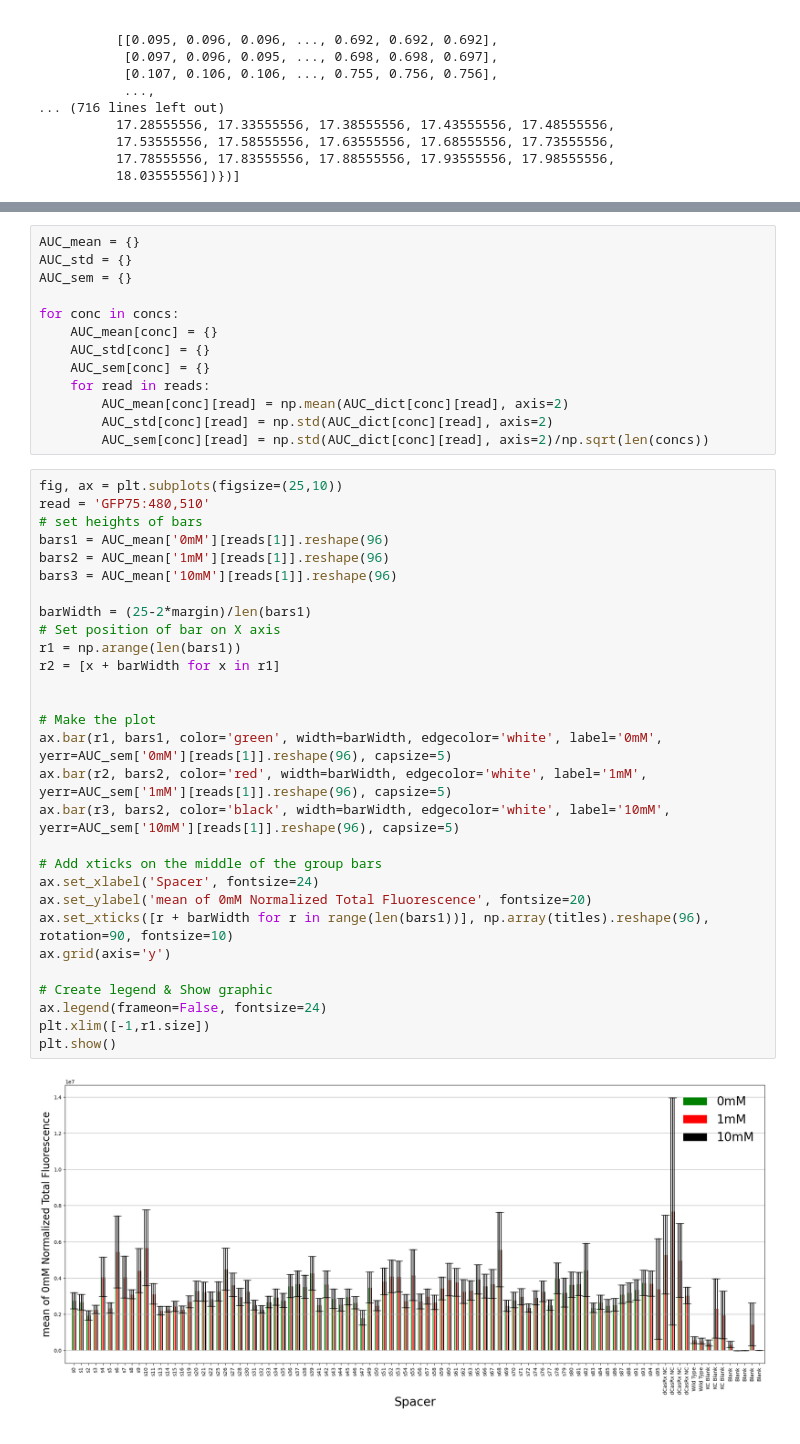
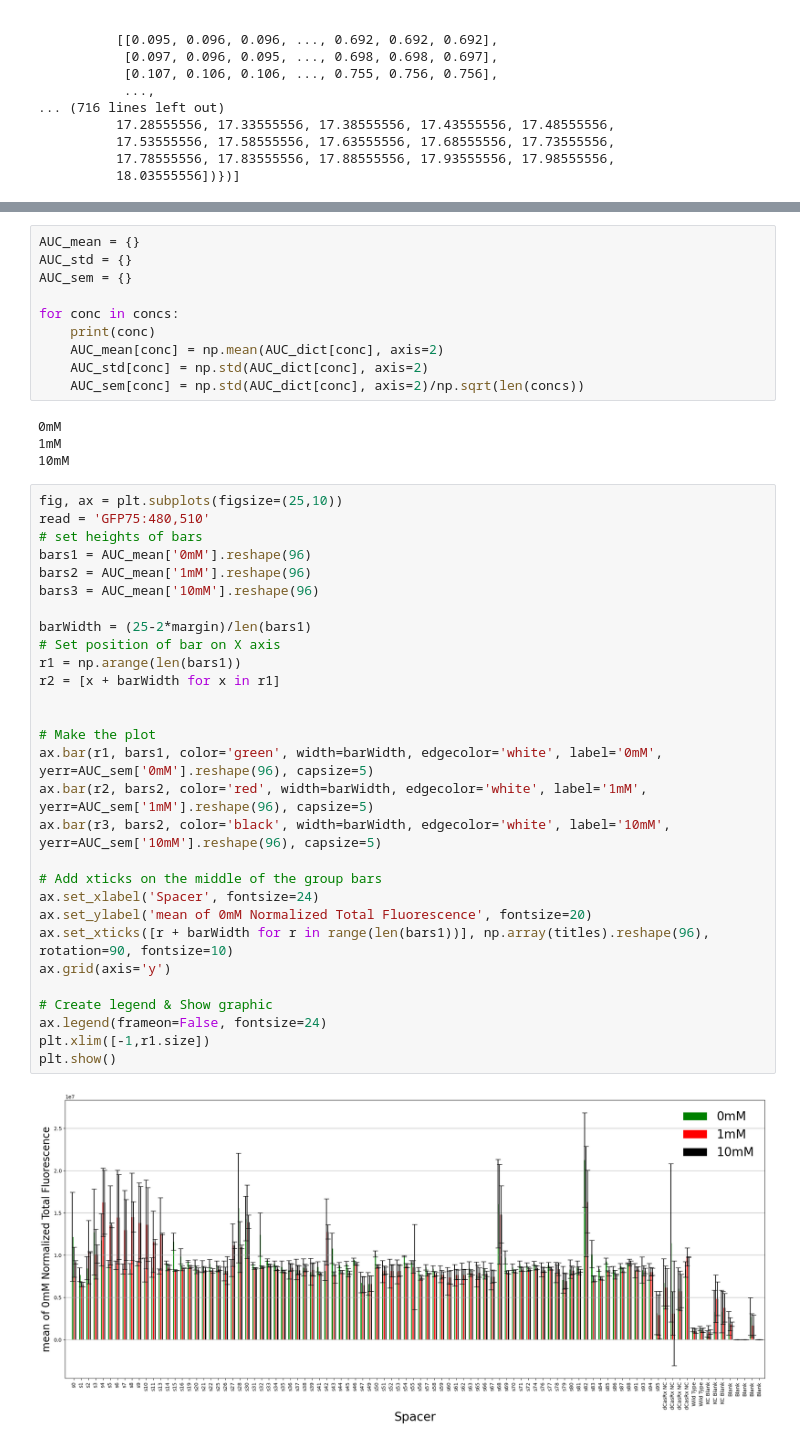
Before and after one commit to aztaylor/p2x11_GFP_Spacer_Library, a Jupyter notebook: Scripts/Aggregate_80memberAnalysis.ipynb, the cells around one changed output, grey strips where cells are left out. Drawn from its saved outputs; the diff is of its cells as text.

```diff
--- a/Scripts/Aggregate_80memberAnalysis.ipynb
+++ b/Scripts/Aggregate_80memberAnalysis.ipynb
@@ -671,41 +708,42 @@ AUC_std = {}
 AUC_sem = {}
 
 for conc in concs:
-    AUC_mean[conc] = {}
-    AUC_std[conc] = {}
-    AUC_sem[conc] = {}
-    for read in reads:
-        AUC_mean[conc][read] = np.mean(AUC_dict[conc][read], axis=2)
-        AUC_std[conc][read] = np.std(AUC_dict[conc][read], axis=2)
-        AUC_sem[conc][read] = np.std(AUC_dict[conc][read], axis=2)/np.sqrt(len(concs))
+    print(conc)
+    AUC_mean[conc] = np.mean(AUC_dict[conc], axis=2)
+    AUC_std[conc] = np.std(AUC_dict[conc], axis=2)
+    AUC_sem[conc] = np.std(AUC_dict[conc], axis=2)/np.sqrt(len(concs))
+# %% [output]
+0mM
+1mM
+10mM
 # %%
 fig, ax = plt.subplots(figsize=(25,10))
 read = 'GFP75:480,510'
 # set heights of bars
-bars1 = AUC_mean['0mM'][reads[1]].reshape(96)
-bars2 = AUC_mean['1mM'][reads[1]].reshape(96)
-bars3 = AUC_mean['10mM'][reads[1]].reshape(96)
+bars1 = AUC_mean['0mM'].reshape(96)
+bars2 = AUC_mean['1mM'].reshape(96)
+bars3 = AUC_mean['10mM'].reshape(96)
 
 barWidth = (25-2*margin)/len(bars1)
 # Set position of bar on X axis
 r1 = np.arange(len(bars1))
 r2 = [x + barWidth for x in r1]
 
 
 # Make the plot
-ax.bar(r1, bars1, color='green', width=barWidth, edgecolor='white', label='0mM', yerr=AUC_sem['0mM'][reads[1]].reshape(96), capsize=5)
-ax.bar(r2, bars2, color='red', width=barWidth, edgecolor='white', label='1mM', yerr=AUC_sem['1mM'][reads[1]].reshape(96), capsize=5)
-ax.bar(r3, bars2, color='black', width=barWidth, edgecolor='white', label='10mM', yerr=AUC_sem['10mM'][reads[1]].reshape(96), capsize=5)
+ax.bar(r1, bars1, color='green', width=barWidth, edgecolor='white', label='0mM', yerr=AUC_sem['0mM'].reshape(96), capsize=5)
+ax.bar(r2, bars2, color='red', width=barWidth, edgecolor='white', label='1mM', yerr=AUC_sem['1mM'].reshape(96), capsize=5)
+ax.bar(r3, bars2, color='black', width=barWidth, edgecolor='white', label='10mM', yerr=AUC_sem['10mM'].reshape(96), capsize=5)
 
 # Add xticks on the middle of the group bars
 ax.set_xlabel('Spacer', fontsize=24)
 ax.set_ylabel('mean of 0mM Normalized Total Fluorescence', fontsize=20)
 ax.set_xticks([r + barWidth for r in range(len(bars1))], np.array(titles).reshape(96), rotation=90, fontsize=10)
 ax.grid(axis='y')
 
 # Create legend & Show graphic
 ax.legend(frameon=False, fontsize=24)
 plt.xlim([-1,r1.size])
 plt.show()
 # %% [output]
-[figure, old version]
+[figure, new version]
```
Also changed, not shown: parts of 6 cells of this notebook.
